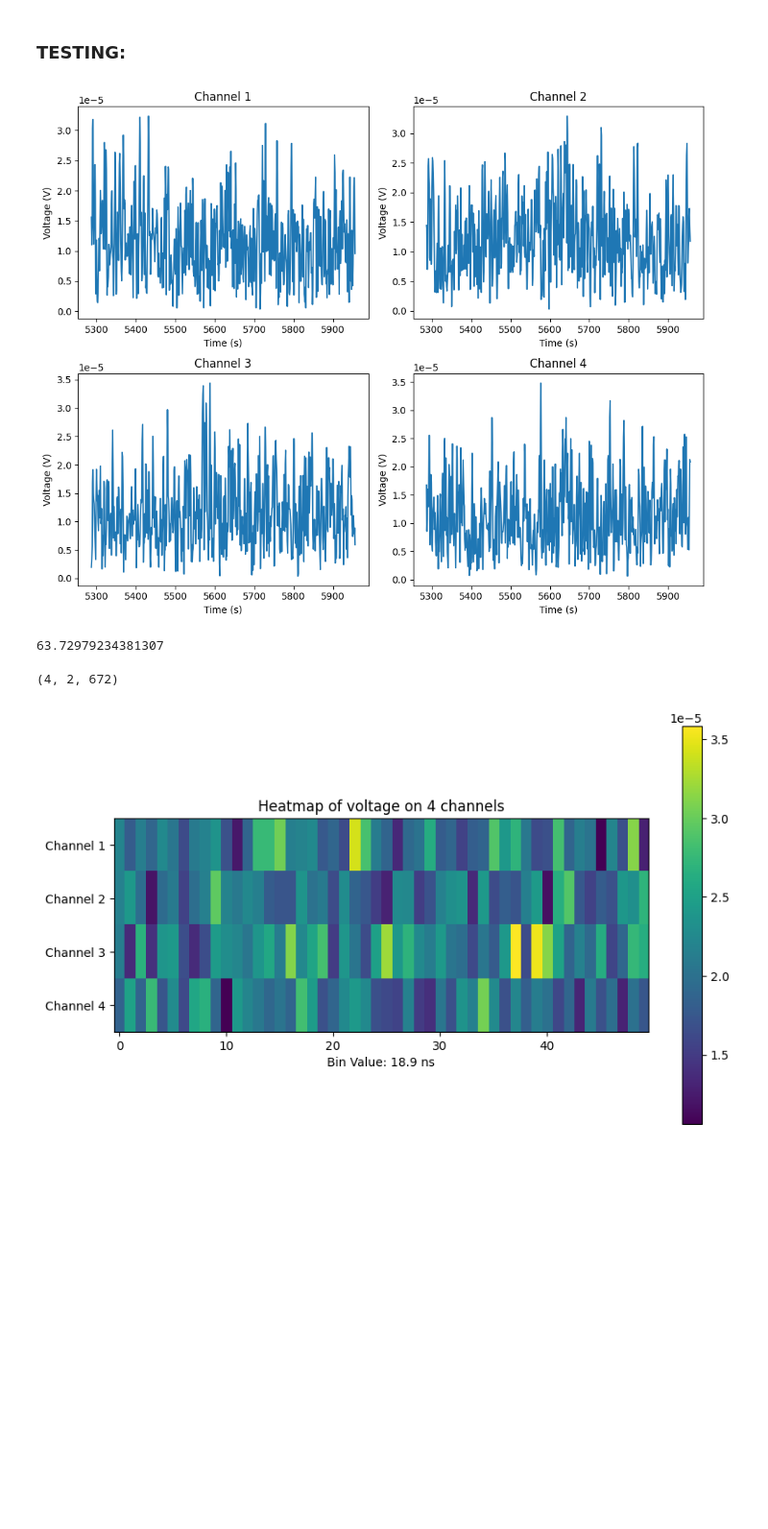
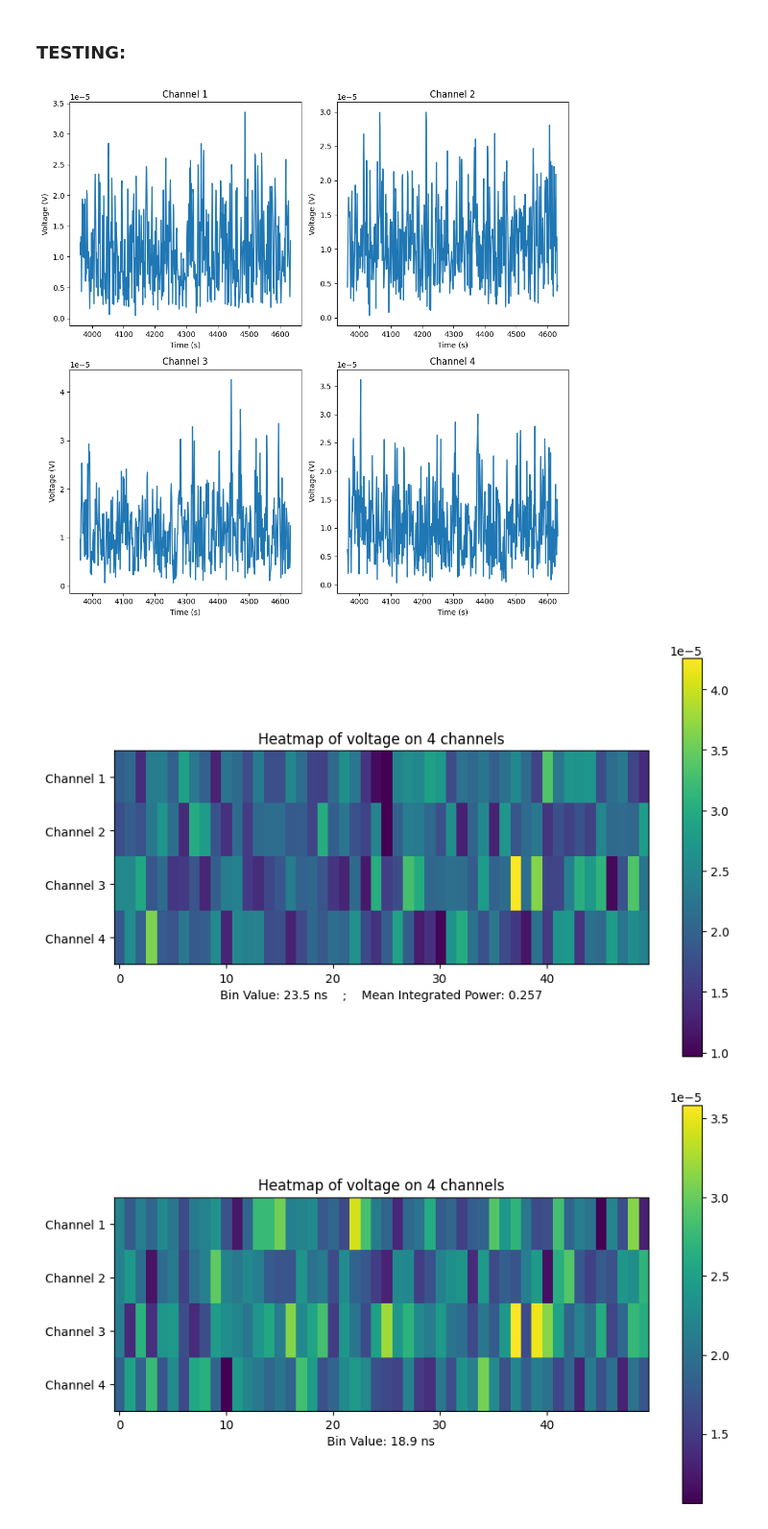
Before and after one commit to SuedIsProgramming/RNO-G-CNN, a Jupyter notebook: function_testing/function_testing.ipynb, the cells around one changed output. Shown: that part at 96% size. Drawn from its saved outputs; the diff is of its cells as text; code cells hidden in the pictures; blank space fills up the shorter version.

```diff
--- a/function_testing/function_testing.ipynb
+++ b/function_testing/function_testing.ipynb
@@ -146,14 +149,20 @@ def calculate_noise(voltage_arr, plot=False):
 
     return rms_noise
 # %%
-def bin_matrix(event,bins = 25, plotting = False):
-    row1 = bin_hilbert(event[0],bins)[1]
-    row2 = bin_hilbert(event[1],bins)[1]
-    row3 = bin_hilbert(event[2],bins)[1]
-    row4 = bin_hilbert(event[3],bins)[1]
+def bin_matrix(event,bins = 25, plotting = False, hilb = False):
+
+    avg_int_pow = event['average_integrated_power']
+    binned_dict = {'average_integrated_power' : avg_int_pow}
+
+    row1 = bin_v(event['data'][0],bins, hilbert = hilb)[1]
+    row2 = bin_v(event['data'][1],bins, hilbert = hilb)[1]
+    row3 = bin_v(event['data'][2],bins, hilbert = hilb)[1]
+    row4 = bin_v(event['data'][3],bins, hilbert = hilb)[1]
     bintime = row1[3]
     bintime_ns = bintime*(10**6)
     matrix = np.array([row1,row2,row3,row4])
+
+    binned_dict = {'data' : matrix}
 
     if plotting:
         plt.figure(figsize=(10, 6))
@@ -161,13 +170,13 @@ def bin_matrix(event,bins = 25, plotting = False):
         plt.imshow(matrix, cmap='viridis', interpolation='nearest',aspect=5)
         plt.colorbar()  # adding color bar to show the scale
         plt.title("Heatmap of voltage on 4 channels")
-        plt.xlabel(f"Bin Value:{bintime_ns: .3g} ns")
+        plt.xlabel(f"Bin Value:{bintime_ns: .3g} ns    ;    Mean Integrated Power:{event['mean_integrated_power']: .3g}")
         y_ticks = [0, 1, 2, 3]  # Custom y-tick positions
         y_labels = ['Channel 1', 'Channel 2', 'Channel 3', 'Channel 4']  # Custom y-tick labels
         plt.yticks(y_ticks, y_labels)
         plt.show()
 
-    return matrix
+    return binned_dict
 # %%
 def plot_image(event, nbins):
     """
@@ -252,8 +261,10 @@ def calculate_SNR(matrix, plot = False):
 # %%
 def plot_raw(event):
     # Create subplots: 2 rows, 2 columns (for 4 channels)
-    fig, axes = plt.subplots(2, 2, figsize=(10, 8))
+    fig, axes = plt.subplots(2, 2, figsize=(10, 10))
     axes = axes.flatten()  # Flatten the axes array for easier indexing
+
+    event = event['data']
 
     # Loop through the first 4 channels and plot their data
     for i,ch in enumerate(event):  # Assuming there are at least 4 channels
@@ -277,25 +288,14 @@ def plot_raw(event):
 # %%
 with open('data/event_dict.pkl', 'rb') as file:
     trace = pickle.load(file)
 
-with open('data/noiseless_event_dict.pkl', 'rb') as file:
-    SNR_dict = pickle.load(file)
+plot_raw(trace[8])
+bin_matrix(trace[8],50,True)
 
-plot_raw(trace[0])
-print(SNR_dict[0])
+a = 1
 # %% [output]
-[figure, old version]
+[figure, new version]
-63.72979234381307
+[figure, added]
-# %%
-with open('data/saved_dictionary.pkl', 'rb') as file:
-    trace1 = pickle.load(file)
-
-with open('data/event_dict.pkl','rb') as file:
-    trace2 = pickle.load(file)
-
-print(trace2[0].shape)
-# %% [output]
-(4, 2, 672)
 # %%
 matrix = bin_matrix(trace2[1],50,True)
 snr_mean = calculate_SNR(matrix,True)
```
Also changed, not shown: parts of 2 cells of this notebook, 8 other files.
